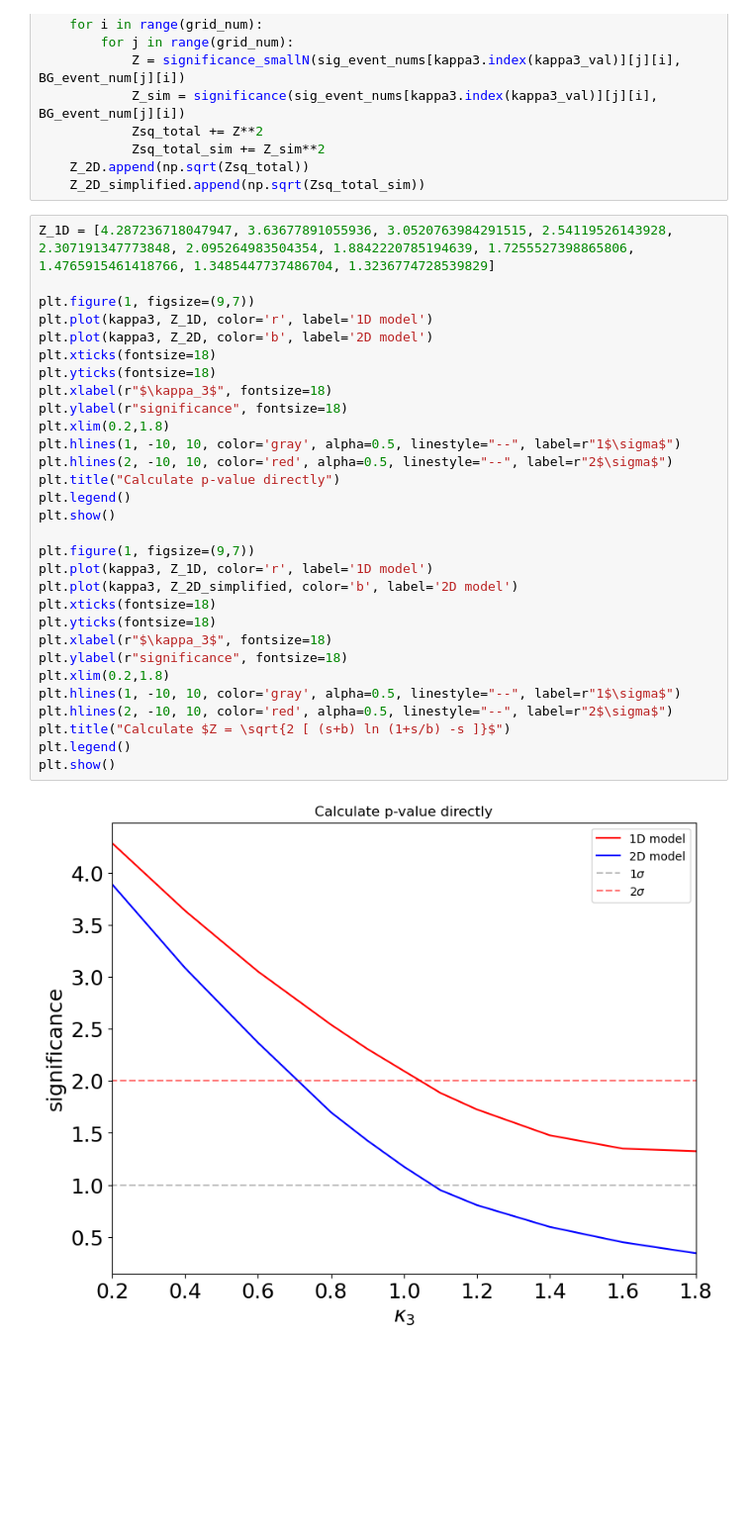
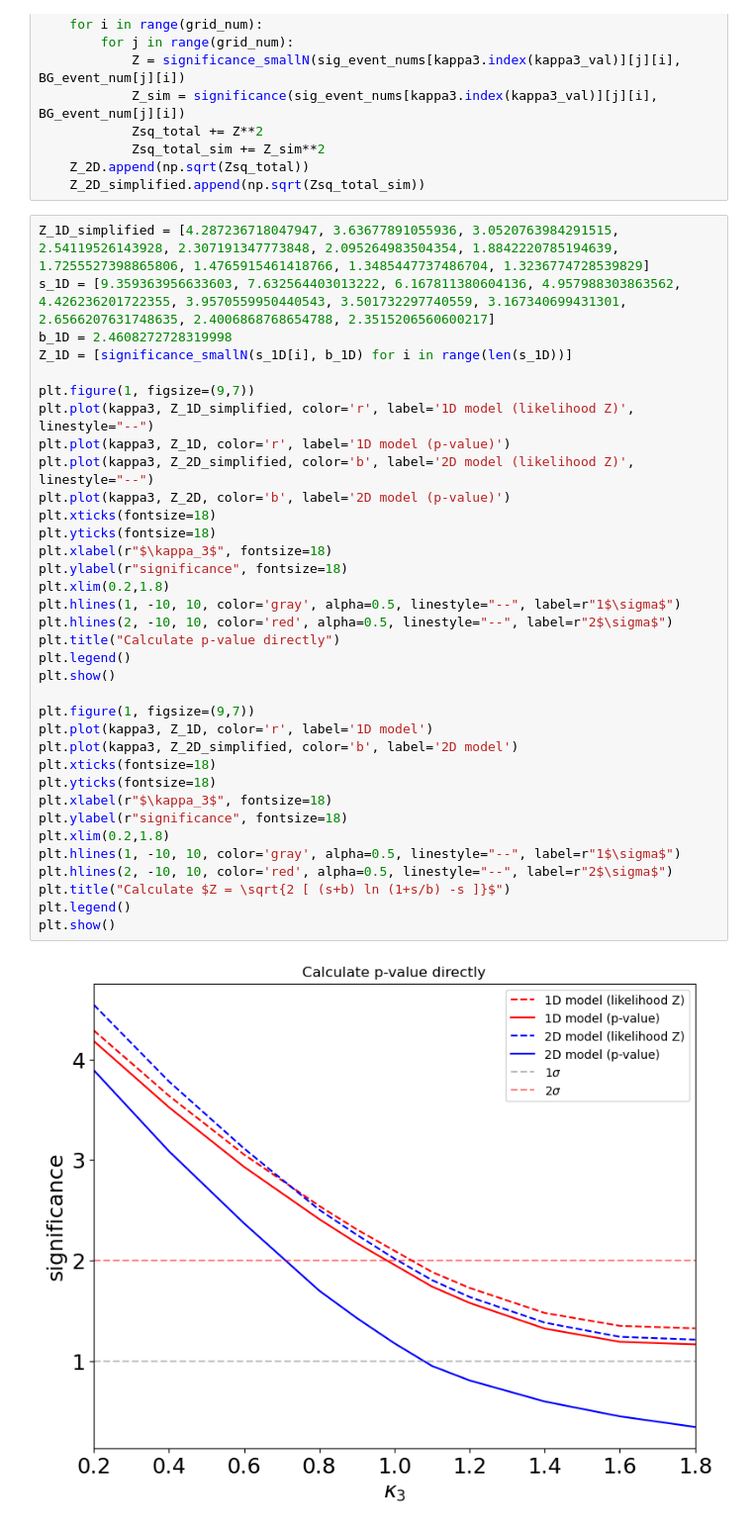
Before and after one commit to FeiChinzz/HHproduction, a Jupyter notebook: mucollider_hhvv/2D_model.ipynb, the cells around one changed output. Shown at 99% size. Drawn from its saved outputs; the diff is of its cells as text; blank space fills up the shorter version.

Commit message:
draw the significance plot

```diff
--- a/mucollider_hhvv/2D_model.ipynb
+++ b/mucollider_hhvv/2D_model.ipynb
@@ -361,34 +361,39 @@ for kappa3_val in kappa3:
     Z_2D.append(np.sqrt(Zsq_total))
     Z_2D_simplified.append(np.sqrt(Zsq_total_sim))
 # %%
-Z_1D = [4.287236718047947, 3.63677891055936, 3.0520763984291515, 2.54119526143928, 2.307191347773848, 2.095264983504354, 1.8842220785194639, 1.7255527398865806, 1.4765915461418766, 1.3485447737486704, 1.3236774728539829]
+Z_1D_simplified = [4.287236718047947, 3.63677891055936, 3.0520763984291515, 2.54119526143928, 2.307191347773848, 2.095264983504354, 1.8842220785194639, 1.7255527398865806, 1.4765915461418766, 1.3485447737486704, 1.3236774728539829]
+s_1D = [9.359363956633603, 7.632564403013222, 6.167811380604136, 4.957988303863562, 4.426236201722355, 3.9570559950440543, 3.501732297740559, 3.167340699431301, 2.6566207631748635, 2.4006868768654788, 2.3515206560600217]
+b_1D = 2.4608272728319998
+Z_1D = [significance_smallN(s_1D[i], b_1D) for i in range(len(s_1D))]
 
 plt.figure(1, figsize=(9,7))
-plt.plot(kappa3, Z_1D, color='r', label='1D model')
-plt.plot(kappa3, Z_2D, color='b', label='2D model')
+plt.plot(kappa3, Z_1D_simplified, color='r', label='1D model (likelihood Z)', linestyle="--")
+plt.plot(kappa3, Z_1D, color='r', label='1D model (p-value)')
+plt.plot(kappa3, Z_2D_simplified, color='b', label='2D model (likelihood Z)', linestyle="--")
+plt.plot(kappa3, Z_2D, color='b', label='2D model (p-value)')
 plt.xticks(fontsize=18)
 plt.yticks(fontsize=18)
 plt.xlabel(r"$\kappa_3$", fontsize=18)
 plt.ylabel(r"significance", fontsize=18)
 plt.xlim(0.2,1.8)
 plt.hlines(1, -10, 10, color='gray', alpha=0.5, linestyle="--", label=r"1$\sigma$")
 plt.hlines(2, -10, 10, color='red', alpha=0.5, linestyle="--", label=r"2$\sigma$")
 plt.title("Calculate p-value directly")
 plt.legend()
 plt.show()
 
 plt.figure(1, figsize=(9,7))
 plt.plot(kappa3, Z_1D, color='r', label='1D model')
 plt.plot(kappa3, Z_2D_simplified, color='b', label='2D model')
 plt.xticks(fontsize=18)
 plt.yticks(fontsize=18)
 plt.xlabel(r"$\kappa_3$", fontsize=18)
 plt.ylabel(r"significance", fontsize=18)
 plt.xlim(0.2,1.8)
 plt.hlines(1, -10, 10, color='gray', alpha=0.5, linestyle="--", label=r"1$\sigma$")
 plt.hlines(2, -10, 10, color='red', alpha=0.5, linestyle="--", label=r"2$\sigma$")
 plt.title("Calculate $Z = \sqrt{2 [ (s+b) ln (1+s/b) -s ]}$")
 plt.legend()
 plt.show()
 # %% [output]
-[figure, old version]
+[figure, new version]
```
Also changed, not shown: parts of 4 cells of this notebook.
